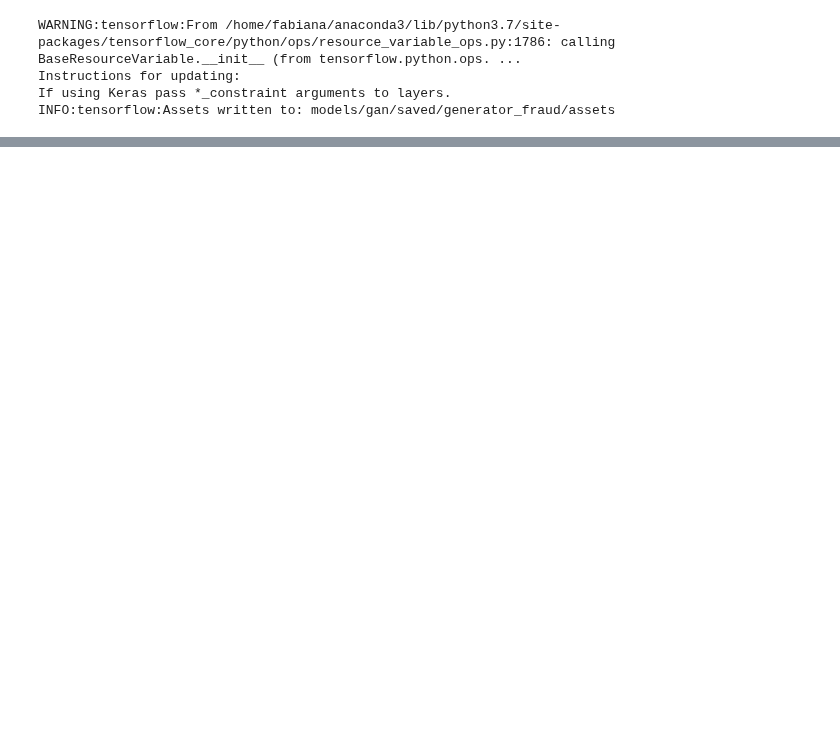
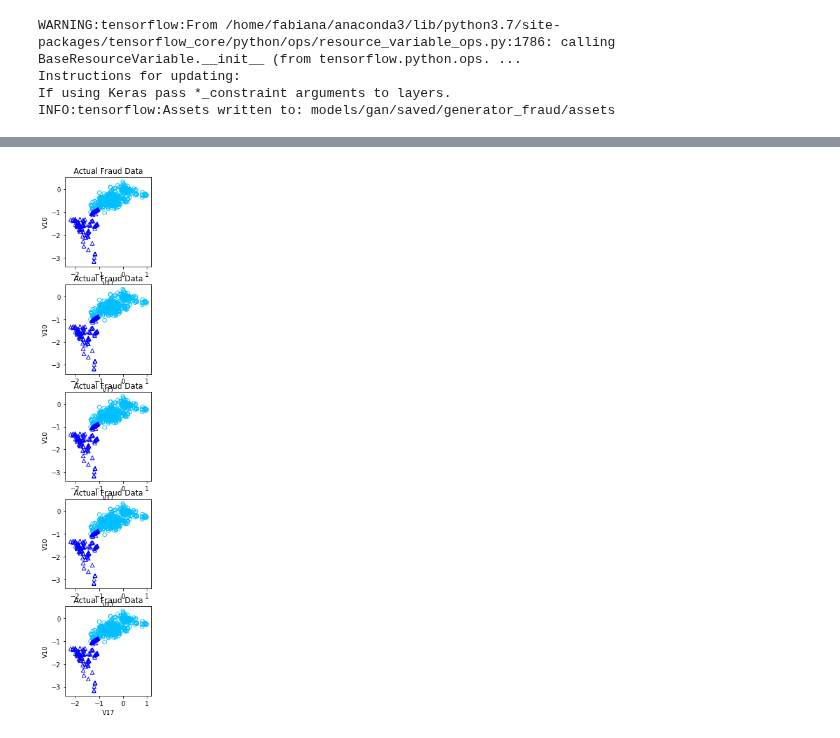
Before and after one commit to ydataai/ydata-synthetic, a Jupyter notebook: example.ipynb, the cells around one changed output, grey strips where cells are left out. Saved outputs shown, nothing was run; the diff lists cells and outputs as text; code cells hidden in the pictures; blank space fills up the shorter version.

Commit message:
feat(gans): Example train visualization added

```diff
--- a/example.ipynb
+++ b/example.ipynb
@@ -37,8 +36,8 @@ data = data[ sorted_cols ].copy()
 Dataset columns: ['Time', 'V1', 'V2', 'V3', 'V4', 'V5', 'V6', 'V7', 'V8', 'V9', 'V10', 'V11', 'V12', 'V13', 'V14', 'V15', 'V16', 'V17', 'V18', 'V19', 'V20', 'V21', 'V22', 'V23', 'V24', 'V25', 'V26', ' ...
 # %%
 #Before training the GAN do not forget to apply the required data transformations
-#Such as Log transformation to some of the variables and Normalization such as MinMax.
-
+#To ease here we've applied a PowerTransformation
+data = transformations(data)
 
 #For the purpose of this example we will only synthesize the minority class
 train_data = data.loc[ data['Class']==1 ].copy()
@@ -70,6 +75,7 @@ learning_rate = 5e-4
 models_dir = './cache'
 
 train_sample = fraud_w_classes.copy().reset_index(drop=True)
+train_sample = pd.get_dummies(train_sample, columns=['Class'], prefix='Class', drop_first=True)
 label_cols = [ i for i in train_sample.columns if 'Class' in i ]
 data_cols = [ i for i in train_sample.columns if i not in label_cols ]
 train_sample[ data_cols ] = train_sample[ data_cols ] / 10 # scale to random noise size, one less thing to learn
@@ -178,0 +258,47 @@ AttributeError: 'Generator' object has no attribute 'compile'
+# %%
+# Setup parameters visualization parameters
+seed = 17
+test_size = 492 # number of fraud cases
+noise_dim = 32
+
+np.random.seed(seed)
+z = np.random.normal(size=(test_size, noise_dim))
+real = synthesizer.get_data_batch(train=train_sample, batch_size=test_size, seed=seed)
+real_samples = pd.DataFrame(real, columns=data_cols+label_cols)
+labels = fraud_w_classes['Class']
+
+model_names = ['GAN']
+colors = ['deepskyblue','blue']
+markers = ['o','^']
+class_labels = ['Class 1','Class 2']
+
+col1, col2 = 'V17', 'V10'
+
+base_dir = 'cache/'
+
+#Actual fraud data visualization
+model_steps = [ 0, 200, 500, 1000, 5000]
+rows = len(model_steps)
+columns = 5
+
+axarr = [[]]*len(model_steps)
+
+fig = plt.figure(figsize=(14,rows*3))
+
+for model_step_ix, model_step in enumerate(model_steps):
+    axarr[model_step_ix] = plt.subplot(rows, columns, model_step_ix*columns + 1)
+
+    for group, color, marker, label in zip(real_samples.groupby('Class_1'), colors, markers, class_labels ):
+        plt.scatter( group[1][[col1]], group[1][[col2]],
+                         label=label, marker=marker, edgecolors=color, facecolors='none' )
+
+    plt.title('Actual Fraud Data')
+    plt.ylabel(col2) # Only add y label to left plot
+    plt.xlabel(col1)
+    xlims, ylims = axarr[model_step_ix].get_xlim(), axarr[model_step_ix].get_ylim()
+
+    if model_step_ix == 0:
+        legend = plt.legend()
+        legend.get_frame().set_facecolor('white')
+# %% [output]
+[figure, added]
```
Also changed, not shown: parts of 11 cells of this notebook, 1 other file.
